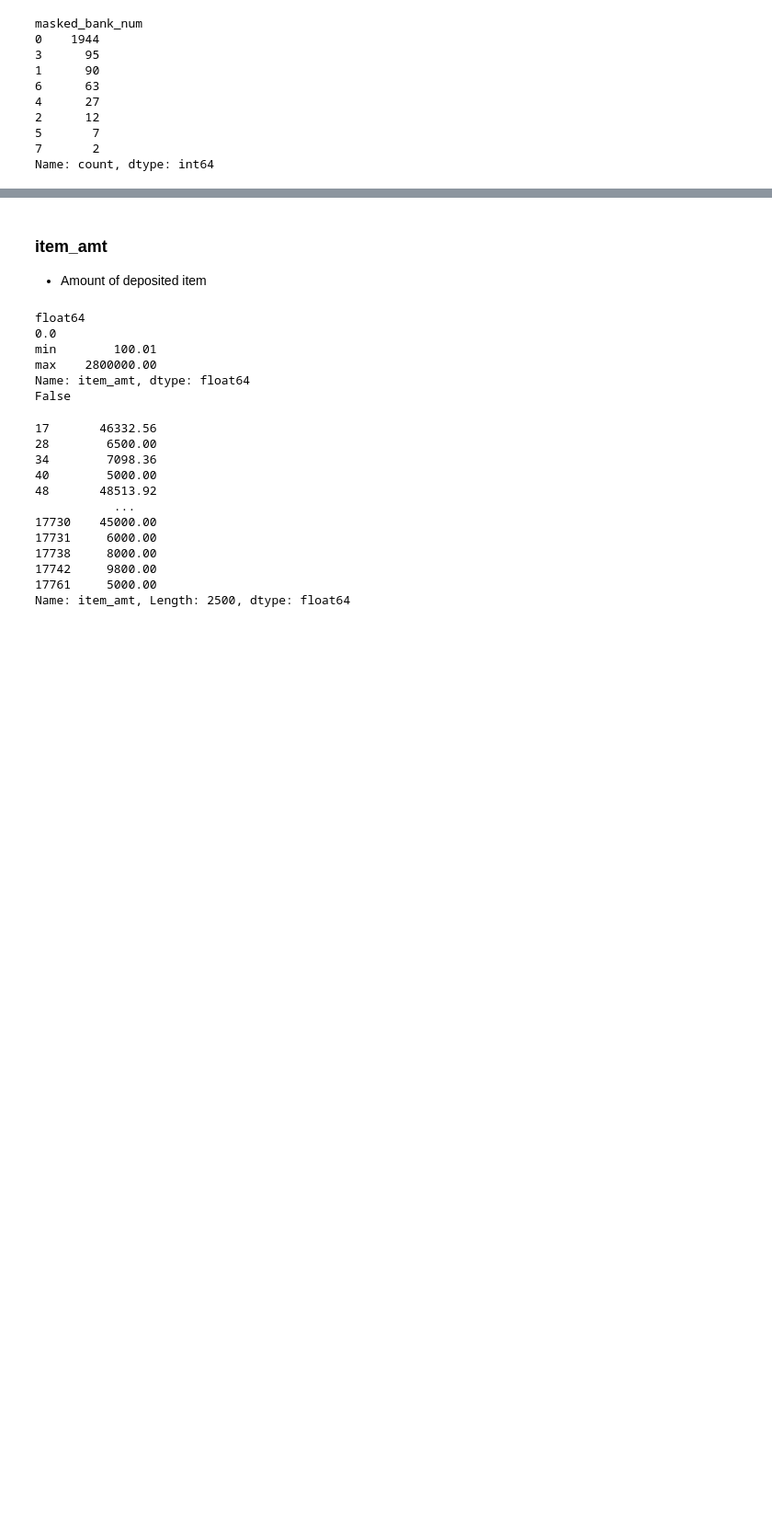
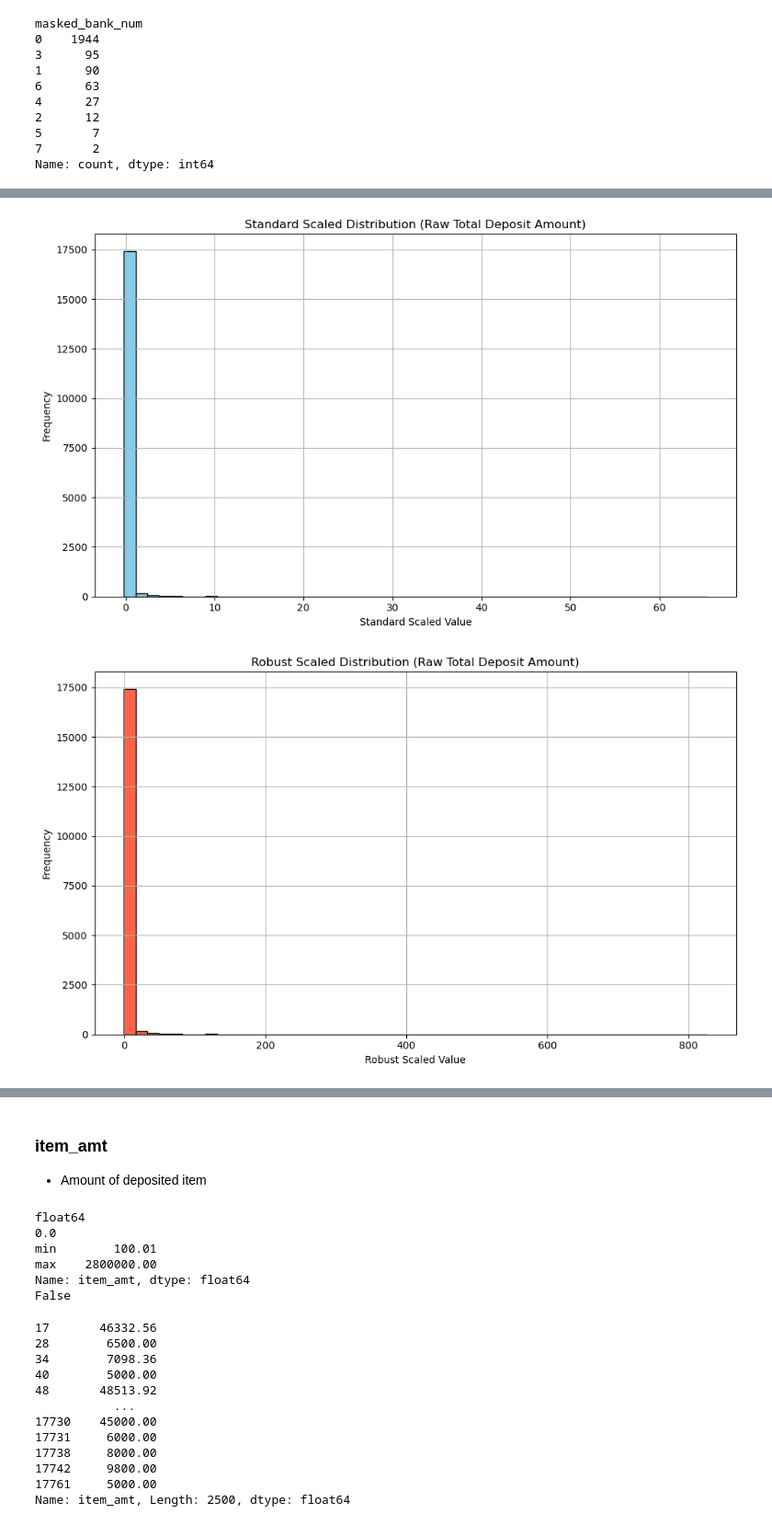
Before and after one commit to YicenYe/Citizens_Project, a Jupyter notebook: EDAandFE_YW.ipynb, the cells around one changed output, grey strips where cells are left out. Shown at 92% size. Cells and saved outputs as stored; diff of their text form; code cells hidden in the pictures; blank space fills up the shorter version.

```diff
--- a/EDAandFE_YW.ipynb
+++ b/EDAandFE_YW.ipynb
@@ -522,0 +529,28 @@ plt.show()
+# %%
+import matplotlib.pyplot as plt
+import numpy as np
+from sklearn.preprocessing import StandardScaler
+df['total_deposit_standard_raw'] = StandardScaler().fit_transform(df[['total_deposit_amount']])
+
+df['total_deposit_robust_raw'] = RobustScaler().fit_transform(df[['total_deposit_amount']])
+
+plt.figure(figsize=(10, 6))
+plt.hist(df['total_deposit_standard_raw'], bins=50, color='skyblue', edgecolor='black')
+plt.title('Standard Scaled Distribution (Raw Total Deposit Amount)')
+plt.xlabel('Standard Scaled Value')
+plt.ylabel('Frequency')
+plt.grid(True)
+plt.tight_layout()
+plt.show()
+
+plt.figure(figsize=(10, 6))
+plt.hist(df['total_deposit_robust_raw'], bins=50, color='tomato', edgecolor='black')
+plt.title('Robust Scaled Distribution (Raw Total Deposit Amount)')
+plt.xlabel('Robust Scaled Value')
+plt.ylabel('Frequency')
+plt.grid(True)
+plt.tight_layout()
+plt.show()
+# %% [output]
+[figure, added]
+[figure, added]
```
Also changed, not shown: parts of 20 cells of this notebook, 2 other files.
